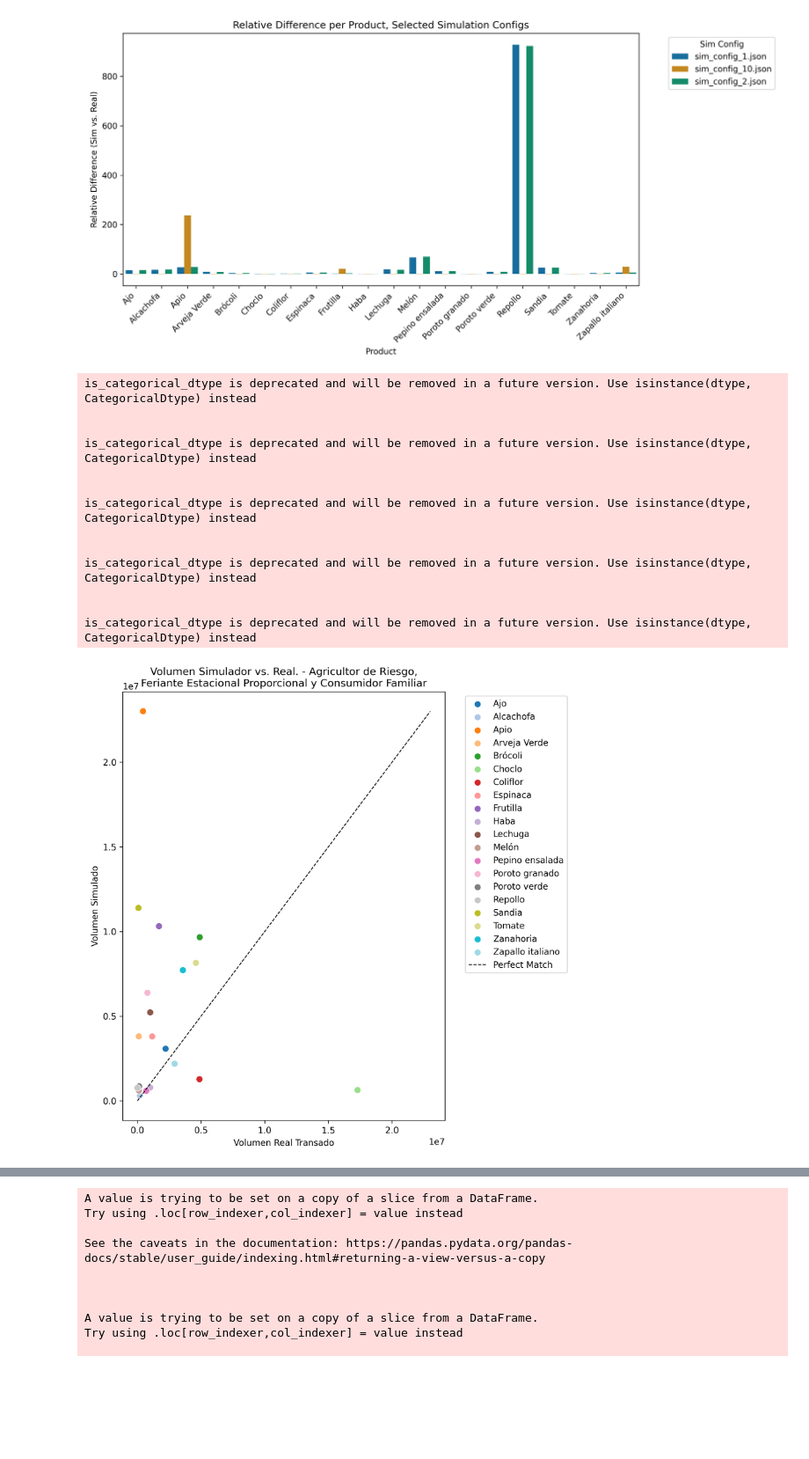
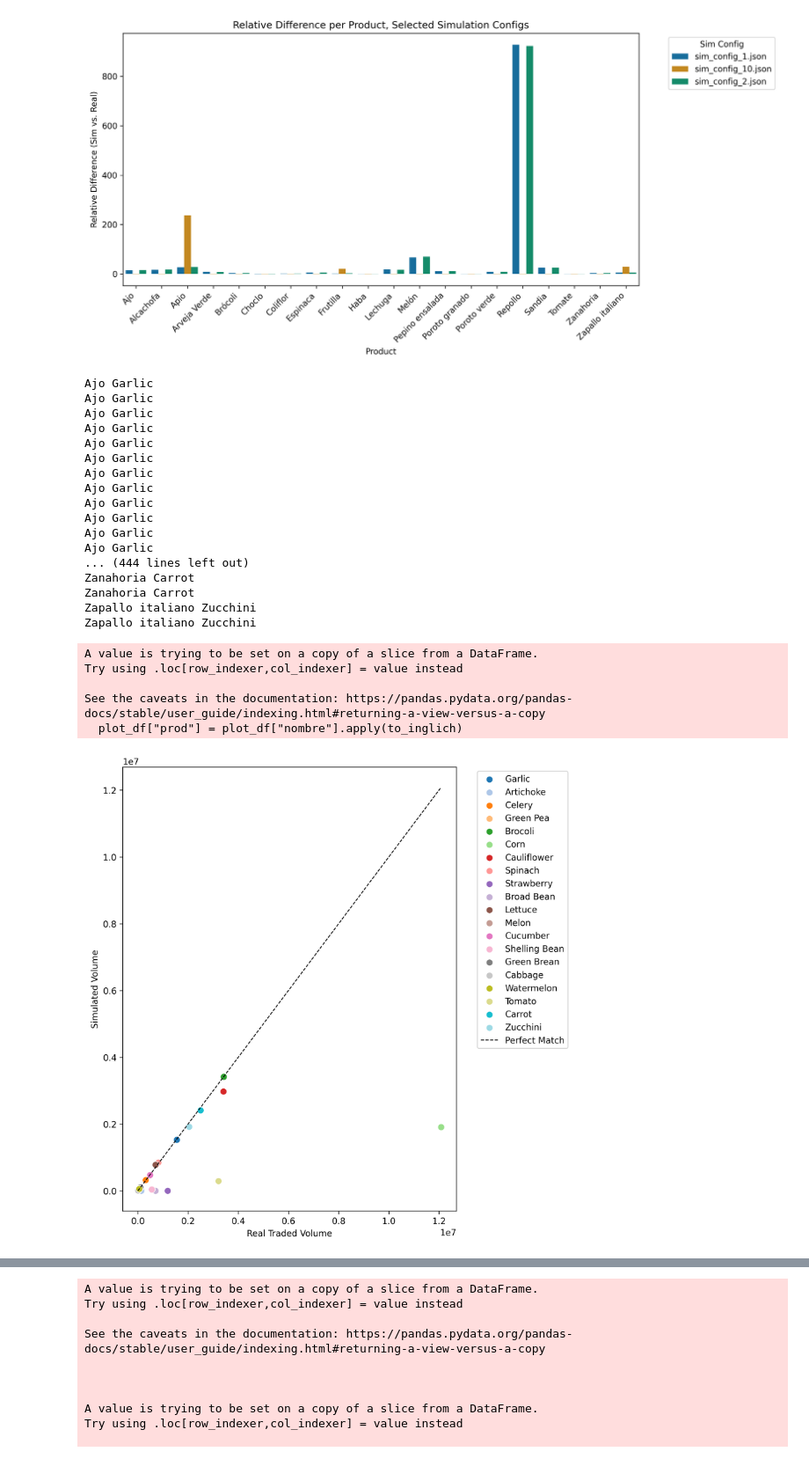
Before and after one commit to ManachoM/sim2-agricultores, a Jupyter notebook: data_analysis/sim_results.ipynb, the cells around one changed output, grey strips where cells are left out. Shown at 88% size. Saved outputs shown, nothing was run; the diff lists cells and outputs as text; code cells hidden in the pictures; blank space fills up the shorter version.

```diff
--- a/data_analysis/sim_results.ipynb
+++ b/data_analysis/sim_results.ipynb
@@ -117,4 +282,4 @@ prods_results
 | Loading ITables v2.0.1 from the i... |
 # %%
 real_volumes = pd.read_csv('./volumenes_reales_mes.csv')
-real_volumes
+real_volumes.expected_volume = real_volumes.expected_volume *0.699  # para considerar diferencia de feriantes
@@ -235,6 +397,7 @@ GROUP BY
 
 
 sim_configs = pd.read_sql_query(agent_types_query, eng)
+sim_configs["sim_config"] = sim_configs["sim_config"].replace("sim_config_files/","", regex=True).replace("oh/", "", regex=True).replace("./", "", regex=True)
 # %%
 merged_df_sim_config = pd.merge(merged_df, sim_configs, left_on='sim_config', right_on='sim_config')
 merged_df_sim_config.to_clipboard(decimal=',')
@@ -380,38 +634,75 @@ is_categorical_dtype is deprecated and will be removed in a future version. Use
 is_categorical_dtype is deprecated and will be removed in a future version. Use isinstance(dtype, CategoricalDtype) instead
 [figure]
 # %%
-cfg = "sim_config_20.json"
+cfg = "sim_config_19_oh.json"
+
+def to_inglich(el):
+    names = {
+        "Ajo": "Garlic",
+        "Alcachofa": "Artichoke",
+        "Apio": "Celery",
+        "Arveja Verde": "Green Pea",
+        "Brócoli": "Brocoli",
+        "Choclo": "Corn",
+        "Coliflor": "Cauliflower",
+        "Espinaca": "Spinach",
+        "Frutilla": "Strawberry",
+        "Haba": "Broad Bean",
+        "Lechuga": "Lettuce",
+        "Melón": "Melon",
+        "Pepino ensalada": "Cucumber",
+        "Poroto granado": "Shelling Bean",
+        "Poroto verde": "Green Brean" ,
+        "Repollo": "Cabbage",
+        "Sandia": "Watermelon",
+        "Tomate": "Tomato",
+        "Zanahoria": "Carrot",
+        "Zapallo italiano": "Zucchini"
+    }
+    return names[el]
+
+merged_df_sim_config["prod"] = merged_df["nombre"].apply(to_inglich)
 plot_df = merged_df_sim_config[merged_df_sim_config["sim_config"] == cfg]
+plot_df["prod"] = plot_df["nombre"].apply(to_inglich)
 
 plt.figure(figsize=(8, 8), dpi=300)
 sns.scatterplot(
     data=plot_df,
     x="expected_volume", y="avg",
-    hue="nombre",  # color by product
+    hue="prod",  # color by product
     palette="tab20",  # or any palette
     s=60
 )
 # Add diagonal reference line
 max_val = max(plot_df["expected_volume"].max(), plot_df["avg"].max())
 plt.plot([0, max_val], [0, max_val], "k--", linewidth=1, label="Perfect Match")
-plt.title("Volumen Simulador vs. Real. - Agricultor de Riesgo,\nFeriante Estacional Proporcional y Consumidor Familiar")
-plt.xlabel("Volumen Real Transado")
-plt.ylabel("Volumen Simulado")
+#plt.title("Volumen Simulador vs. Real. - Agricultor de Riesgo,\nFeriante Estacional Proporcional y Consumidor Familiar")
+plt.xlabel("Real Traded Volume")
+plt.ylabel("Simulated Volume")
 plt.legend(bbox_to_anchor=(1.05, 1), loc="upper left")
 plt.tight_layout()
 plt.show()
 # %% [output]
-is_categorical_dtype is deprecated and will be removed in a future version. Use isinstance(dtype, CategoricalDtype) instead
-
-
-is_categorical_dtype is deprecated and will be removed in a future version. Use isinstance(dtype, CategoricalDtype) instead
-
-
-is_categorical_dtype is deprecated and will be removed in a future version. Use isinstance(dtype, CategoricalDtype) instead
-
-
-is_categorical_dtype is deprecated and will be removed in a future version. Use isinstance(dtype, CategoricalDtype) instead
-
-
-is_categorical_dtype is deprecated and will be removed in a future version. Use isinstance(dtype, CategoricalDtype) instead
+Ajo Garlic
+Ajo Garlic
+Ajo Garlic
+Ajo Garlic
+Ajo Garlic
+Ajo Garlic
+Ajo Garlic
+Ajo Garlic
+Ajo Garlic
+Ajo Garlic
+Ajo Garlic
+Ajo Garlic
+... (444 lines left out)
+Zanahoria Carrot
+Zanahoria Carrot
+Zapallo italiano Zucchini
+Zapallo italiano Zucchini
+A value is trying to be set on a copy of a slice from a DataFrame.
+Try using .loc[row_indexer,col_indexer] = value instead
+
+See the caveats in the documentation: https://pandas.pydata.org/pandas-docs/stable/user_guide/indexing.html#returning-a-view-versus-a-copy
+  plot_df["prod"] = plot_df["nombre"].apply(to_inglich)
-[figure, old version]
+[figure, new version]
```
Also changed, not shown: parts of 16 cells of this notebook, 38 other files.
